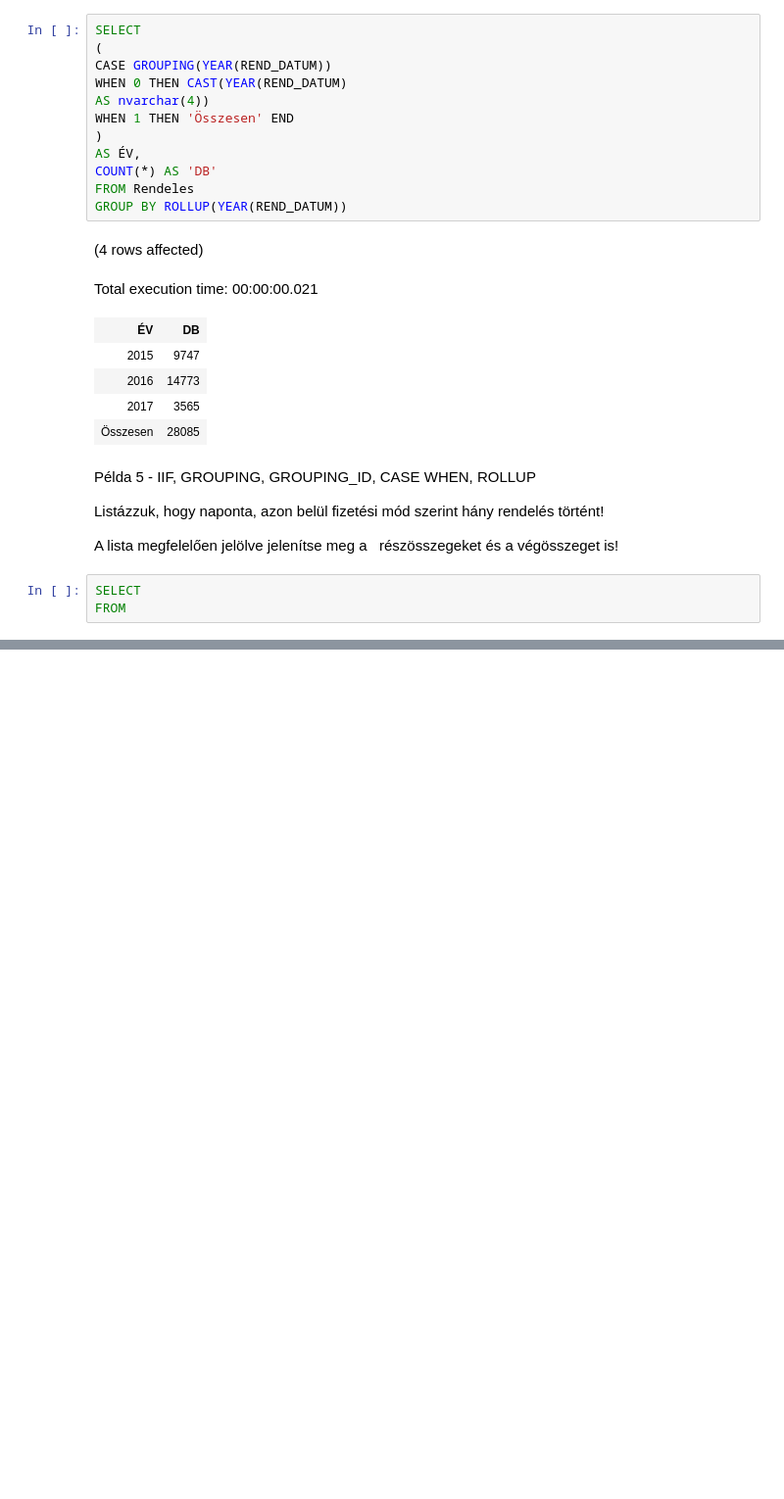
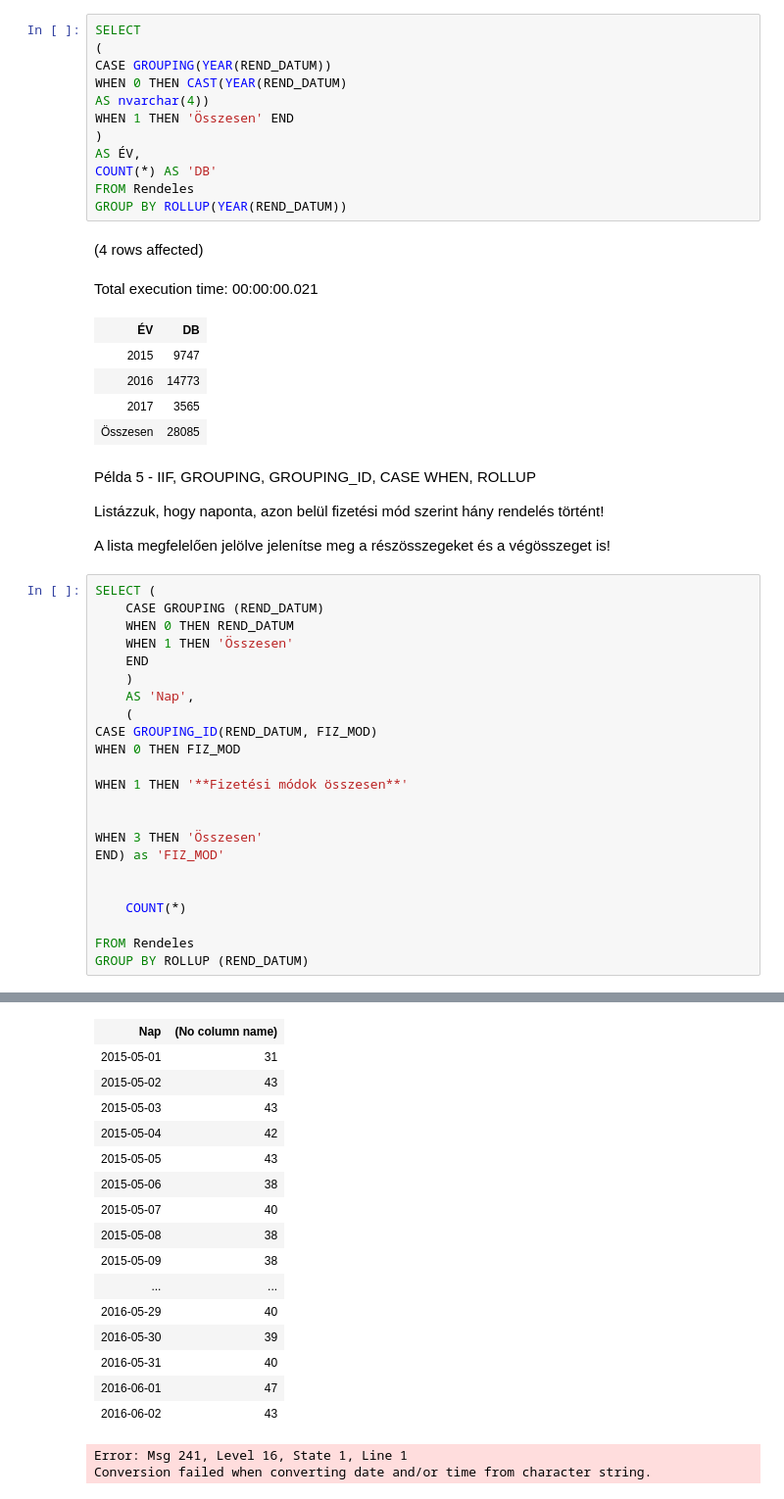
Before and after one commit to KataBaumgartner/adatbazisok, a Jupyter notebook: gyakorlat04_feladatok.ipynb, the cells around one changed output, grey strips where cells are left out. Shown at 98% size. Drawn from its saved outputs; the diff is of its cells as text; blank space fills up the shorter version.

```diff
--- a/gyakorlat04_feladatok.ipynb
+++ b/gyakorlat04_feladatok.ipynb
@@ -256,3 +313,24 @@ A lista megfelelően jelölve jelenítse meg a   részösszegeket és a végö
-# %%
-SELECT
-FROM
+# %%
+SELECT (
+    CASE GROUPING (REND_DATUM)
+    WHEN 0 THEN REND_DATUM
+    WHEN 1 THEN 'Összesen'
+    END
+    )
+    AS 'Nap',
+    (
+CASE GROUPING_ID(REND_DATUM, FIZ_MOD)
+WHEN 0 THEN FIZ_MOD
+
+WHEN 1 THEN '**Fizetési módok összesen**'
+
+
+WHEN 3 THEN 'Összesen'
+END) as 'FIZ_MOD'
+
+
+    COUNT(*)
+
+FROM Rendeles
+GROUP BY ROLLUP (REND_DATUM)
+# %% [output]
@@ -258,0 +338,18 @@ FROM
+| Nap | (No column name) |
+| 2015-05-01 | 31 |
+| 2015-05-02 | 43 |
+| 2015-05-03 | 43 |
+| 2015-05-04 | 42 |
+| 2015-05-05 | 43 |
+| 2015-05-06 | 38 |
+| 2015-05-07 | 40 |
+| 2015-05-08 | 38 |
+| 2015-05-09 | 38 |
+| ... | ... |
+| 2016-05-29 | 40 |
+| 2016-05-30 | 39 |
+| 2016-05-31 | 40 |
+| 2016-06-01 | 47 |
+| 2016-06-02 | 43 |
+Error: Msg 241, Level 16, State 1, Line 1
+Conversion failed when converting date and/or time from character string.
```
Also changed, not shown: parts of 4 cells of this notebook, 1 other file.
